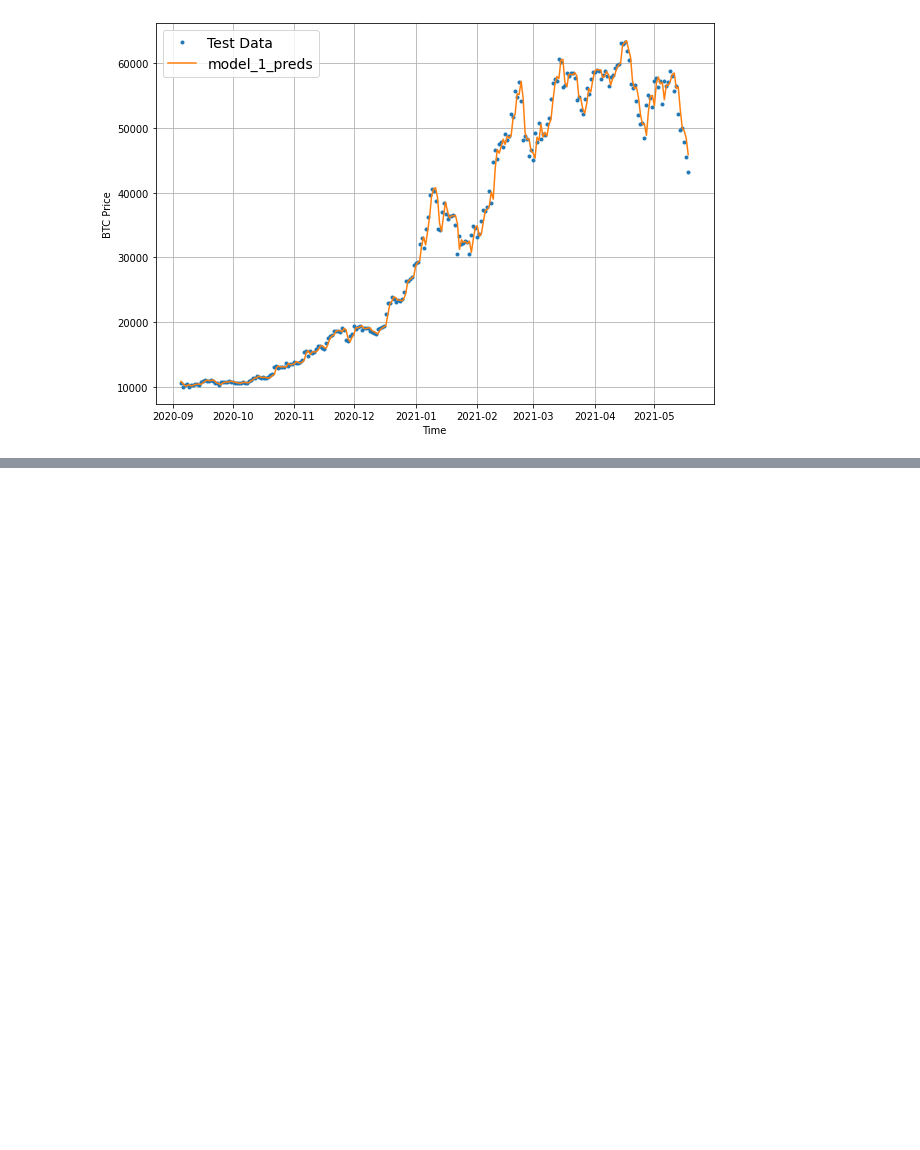
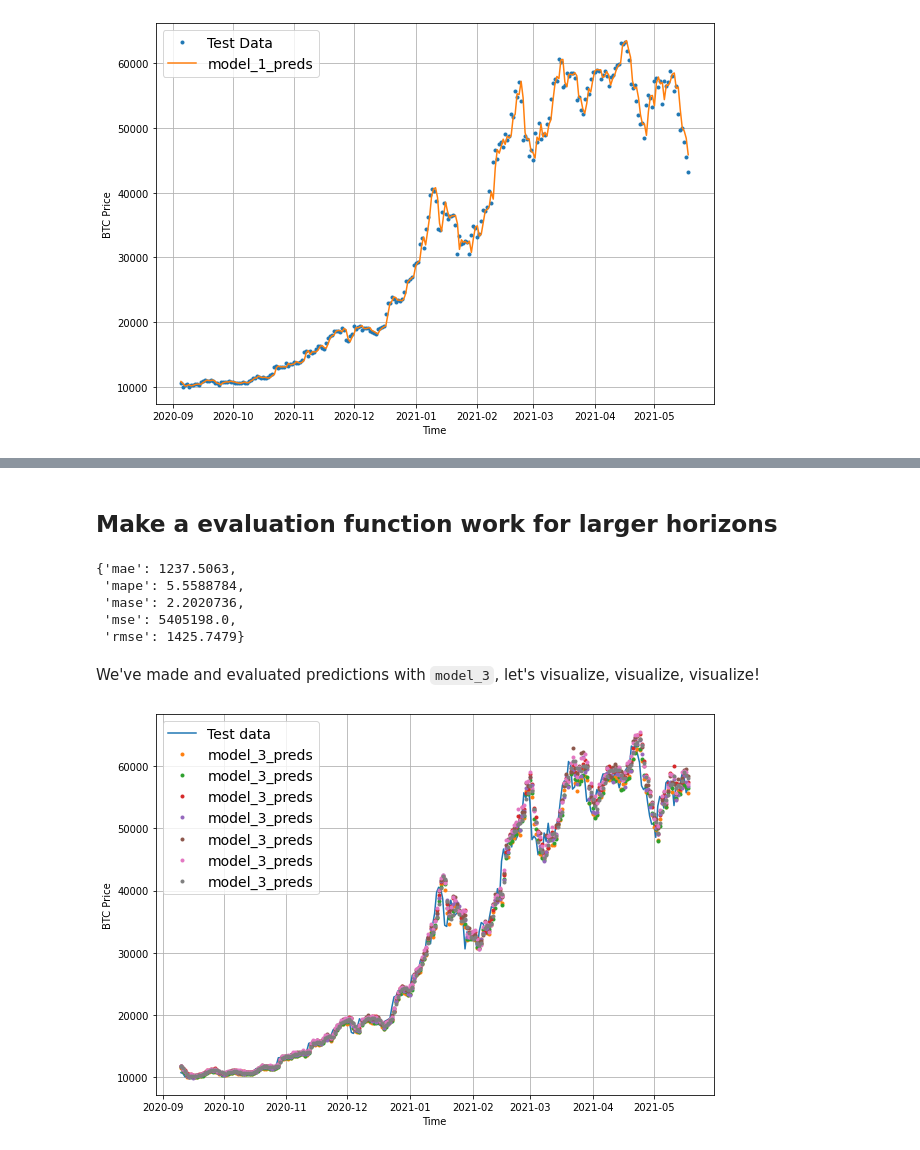
Before and after one commit to vijayraikar1999/Tensorflow-Developer-Certification, a Jupyter notebook: 10_time_series_forecasting_with_tensorflow.ipynb, the cells around one changed output, grey strips where cells are left out. Cells and saved outputs as stored; diff of their text form; code cells hidden in the pictures; blank space fills up the shorter version.

```diff
--- a/10_time_series_forecasting_with_tensorflow.ipynb
+++ b/10_time_series_forecasting_with_tensorflow.ipynb
@@ -751,0 +896,6 @@ naive_results
+# %%
+HORIZON = 7
+WINDOW_SIZE = 30
+
+full_windows, full_labels = make_windows(prices, window_size=WINDOW_SIZE, horizon=HORIZON)
+len(full_windows), len(full_labels)
@@ -751,0 +917,3 @@ naive_results
+# %%
+train_windows, test_windows, train_labels, test_labels = make_train_test_splits(windows=full_windows,
+                                                                                labels=full_labels)
@@ -751,0 +966,4 @@ naive_results
+# %%
+# Load best version of model_3 and evaluate
+model_3 = tf.keras.models.load_model('model_experiments/model_3_dense')
+model_3.evaluate(test_windows, test_labels)
@@ -751,0 +973,5 @@ naive_results
+# %%
+# Make predictions with model_3
+model_3_preds = make_preds(model_3,
+                           input_data=test_windows)
+model_3_preds[:5]
@@ -751,0 +1017,2 @@ naive_results
+# %% [markdown]
+## Make a evaluation function work for larger horizons
@@ -751,0 +1046,20 @@ naive_results
+# %%
+# Get model_3 results agrregated to single values
+model_3_results = evaluate_preds(y_true=tf.squeeze(test_labels),
+                                 y_pred=model_3_preds)
+model_3_results
+# %% [output]
+{'mae': 1237.5063,
+ 'mape': 5.5588784,
+ 'mase': 2.2020736,
+ 'mse': 5405198.0,
+ 'rmse': 1425.7479}
+# %% [markdown]
+We've made and evaluated predictions with `model_3`, let's visualize, visualize, visualize!
+# %%
+offset = 300
+plt.figure(figsize=(10, 7))
+plot_time_series(timesteps=X_test[-len(test_windows):], values=test_labels[:, 0], start=offset, format='-', label='Test data')
+plot_time_series(timesteps=X_test[-len(test_windows):], values=model_3_preds, start=offset, label='model_3_preds')
+# %% [output]
+[figure, added]
```
Also changed, not shown: parts of 98 cells of this notebook.
